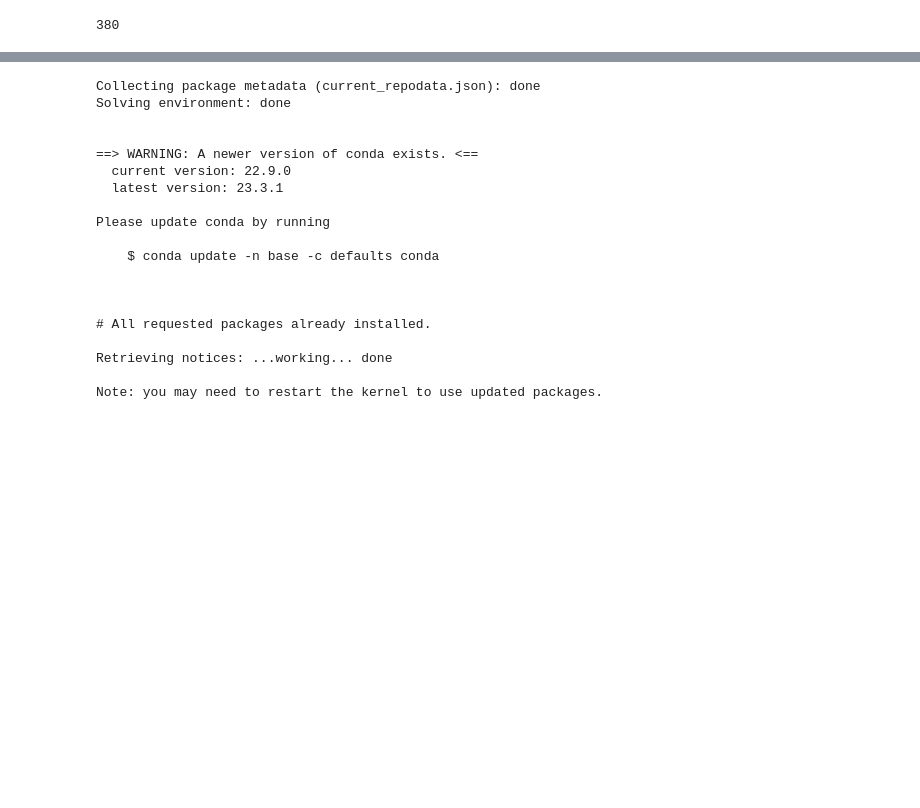
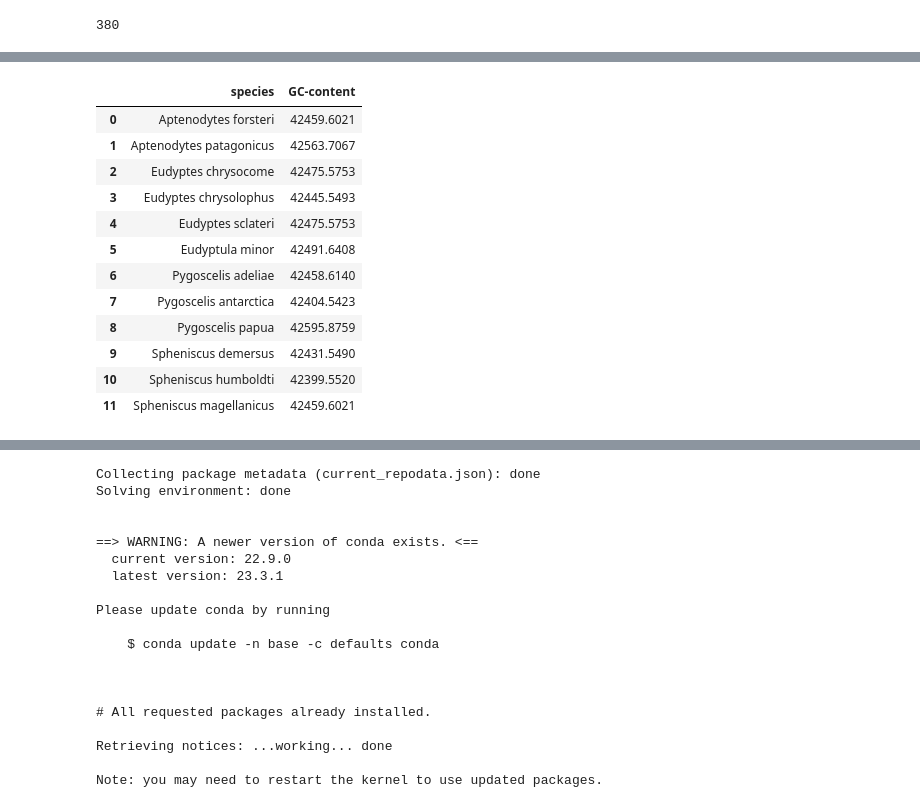
Before and after one commit to 0Yue0/BCB546-PythonHW_Spring2023, a Jupyter notebook: Yue_Python.ipynb, the cells around one changed output, grey strips where cells are left out. Saved outputs shown, nothing was run; the diff lists cells and outputs as text; code cells hidden in the pictures; blank space fills up the shorter version.

```diff
--- a/Yue_Python.ipynb
+++ b/Yue_Python.ipynb
@@ -202,0 +399,16 @@ len(aa_2["Aptenodytes forsteri"])
+# %%
+GC_trans
+# %% [output]
+|  | species | GC-content |
+| 0 | Aptenodytes forsteri | 42459.6021 |
+| 1 | Aptenodytes patagonicus | 42563.7067 |
+| 2 | Eudyptes chrysocome | 42475.5753 |
+| 3 | Eudyptes chrysolophus | 42445.5493 |
+| 4 | Eudyptes sclateri | 42475.5753 |
+| 5 | Eudyptula minor | 42491.6408 |
+| 6 | Pygoscelis adeliae | 42458.6140 |
+| 7 | Pygoscelis antarctica | 42404.5423 |
+| 8 | Pygoscelis papua | 42595.8759 |
+| 9 | Spheniscus demersus | 42431.5490 |
+| 10 | Spheniscus humboldti | 42399.5520 |
+| 11 | Spheniscus magellanicus | 42459.6021 |
```
Also changed, not shown: parts of 49 cells of this notebook, 1 other file.
